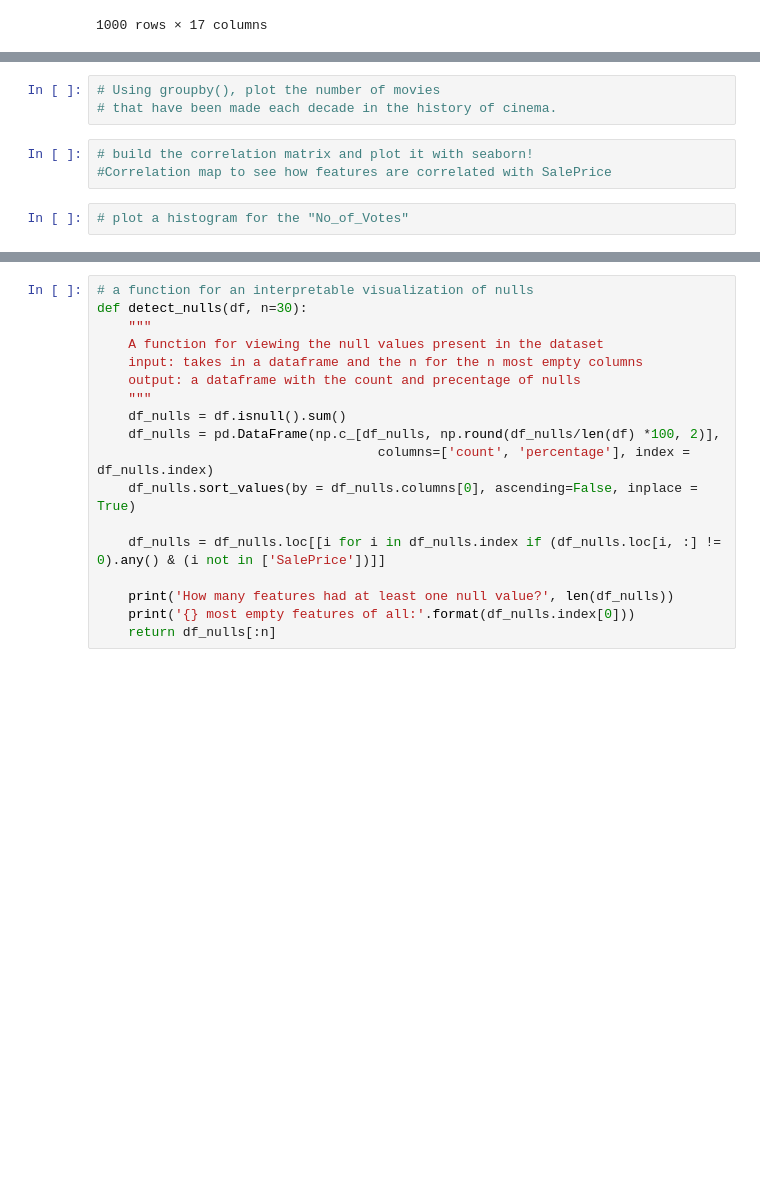
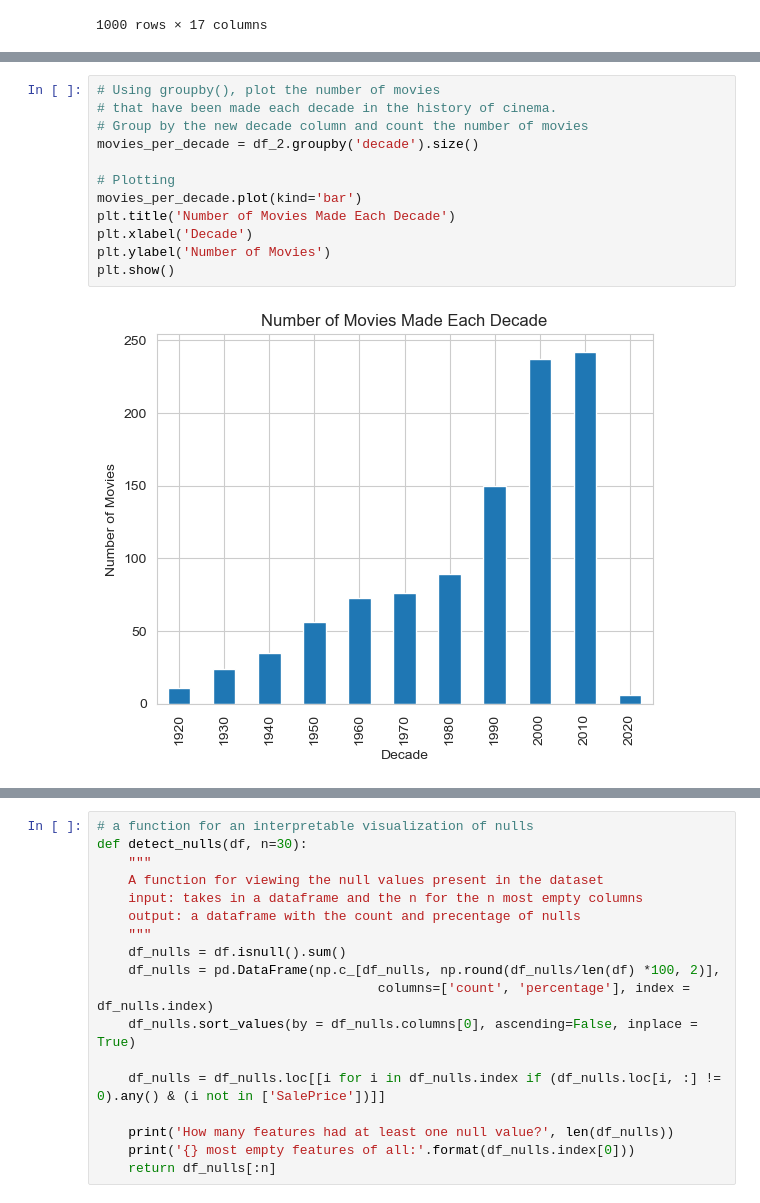
Before and after one commit to zhifanl/ENSF544-Labs, a Jupyter notebook: Lab1/Lab 1_Working_with_Pandas_and_EDA_ENSF_544_Student_Version.ipynb, the cells around one changed output, grey strips where cells are left out. Saved outputs shown, nothing was run; the diff lists cells and outputs as text; blank space fills up the shorter version.

```diff
--- a/Lab1/Lab 1_Working_with_Pandas_and_EDA_ENSF_544_Student_Version.ipynb
+++ b/Lab1/Lab 1_Working_with_Pandas_and_EDA_ENSF_544_Student_Version.ipynb
@@ -641,8 +658,14 @@ df_2
 # %%
 # Using groupby(), plot the number of movies
 # that have been made each decade in the history of cinema.
+# Group by the new decade column and count the number of movies
+movies_per_decade = df_2.groupby('decade').size()
+
+# Plotting
+movies_per_decade.plot(kind='bar')
+plt.title('Number of Movies Made Each Decade')
+plt.xlabel('Decade')
+plt.ylabel('Number of Movies')
+plt.show()
+# %% [output]
+[figure, added]
-# %%
-# build the correlation matrix and plot it with seaborn!
-#Correlation map to see how features are correlated with SalePrice
-# %%
-# plot a histogram for the "No_of_Votes"
```
Also changed, not shown: parts of 7 cells of this notebook.
